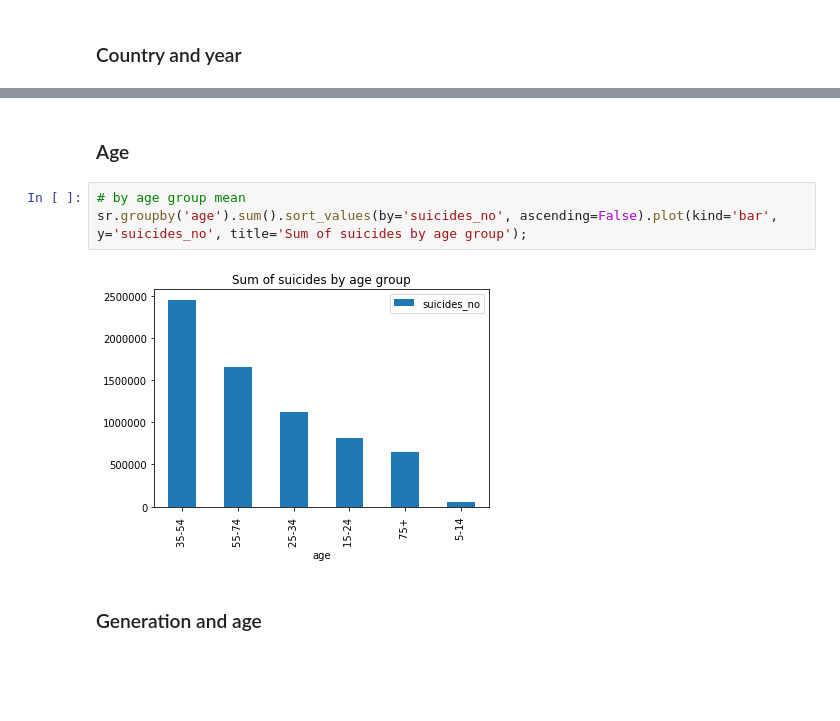
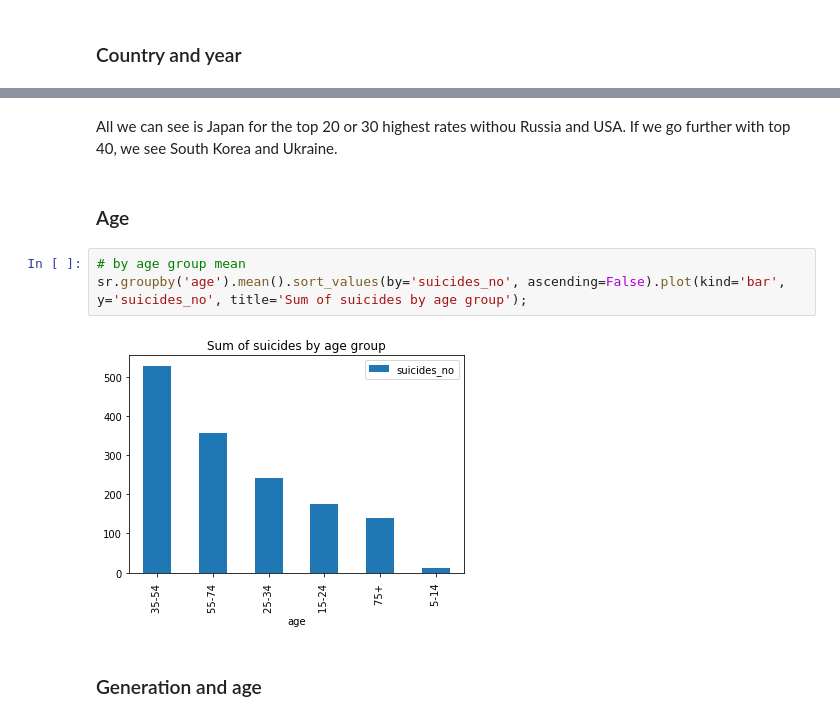
Before and after one commit to breichmanova/suicide_rates, a Jupyter notebook: suicide-rates-da.ipynb, the cells around one changed output, grey strips where cells are left out. Cells and saved outputs as stored; diff of their text form; blank space fills up the shorter version.

```diff
--- a/suicide-rates-da.ipynb
+++ b/suicide-rates-da.ipynb
@@ -132,10 +178,12 @@ sr.groupby(['country','year']).sum().sort_values(by='suicides_no', ascending=Fal
+# %% [markdown]
+All we can see is Japan for the top 20 or 30 highest rates withou Russia and USA. If we go further with top 40, we see South Korea and Ukraine.
 # %% [markdown]
 ### Age
 # %%
 # by age group mean
-sr.groupby('age').sum().sort_values(by='suicides_no', ascending=False).plot(kind='bar', y='suicides_no', title='Sum of suicides by age group');
+sr.groupby('age').mean().sort_values(by='suicides_no', ascending=False).plot(kind='bar', y='suicides_no', title='Sum of suicides by age group');
 # %% [output]
-[figure, old version]
+[figure, new version]
 # %% [markdown]
 ### Generation and age
 # %%
```
Also changed, not shown: parts of 11 cells of this notebook.
